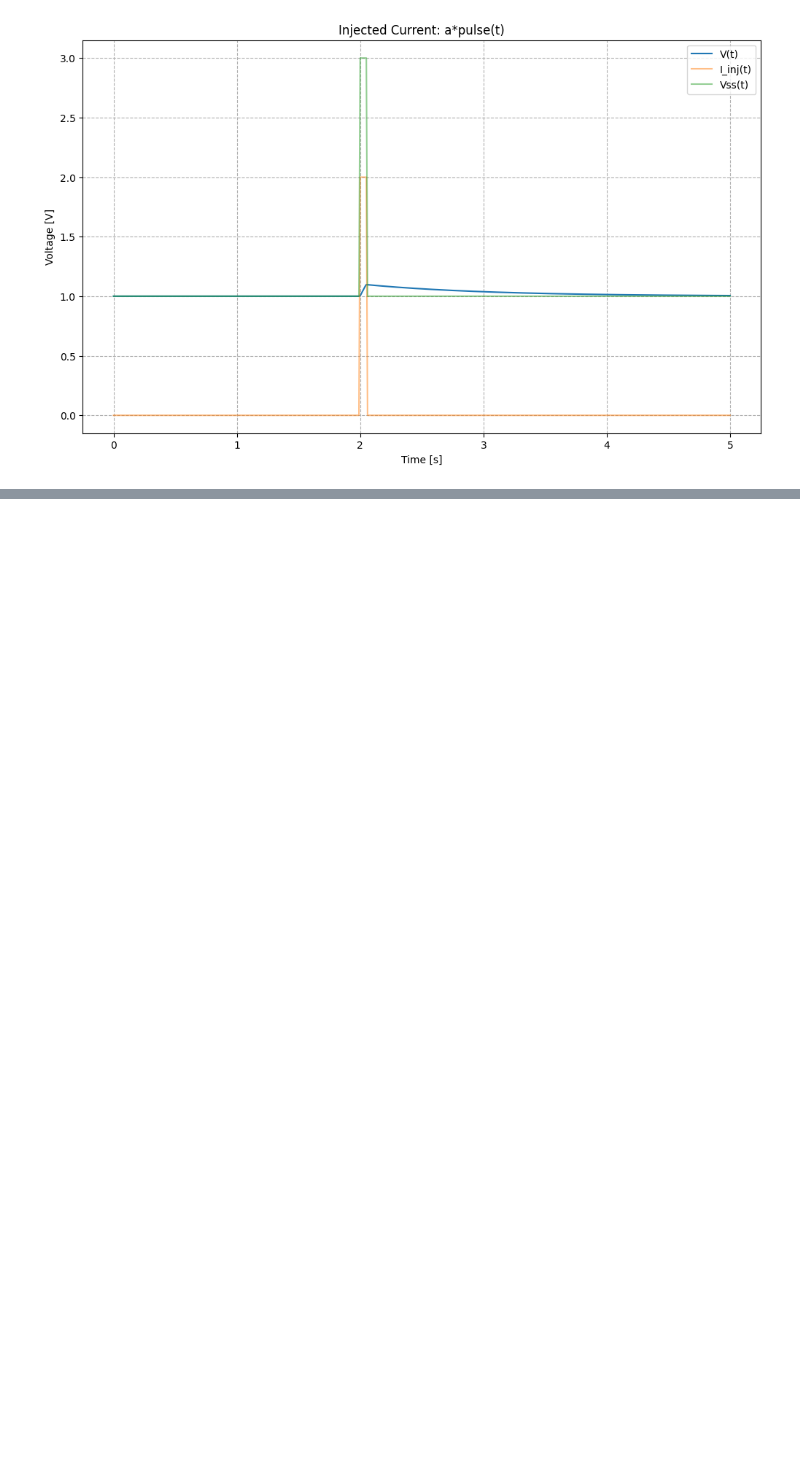
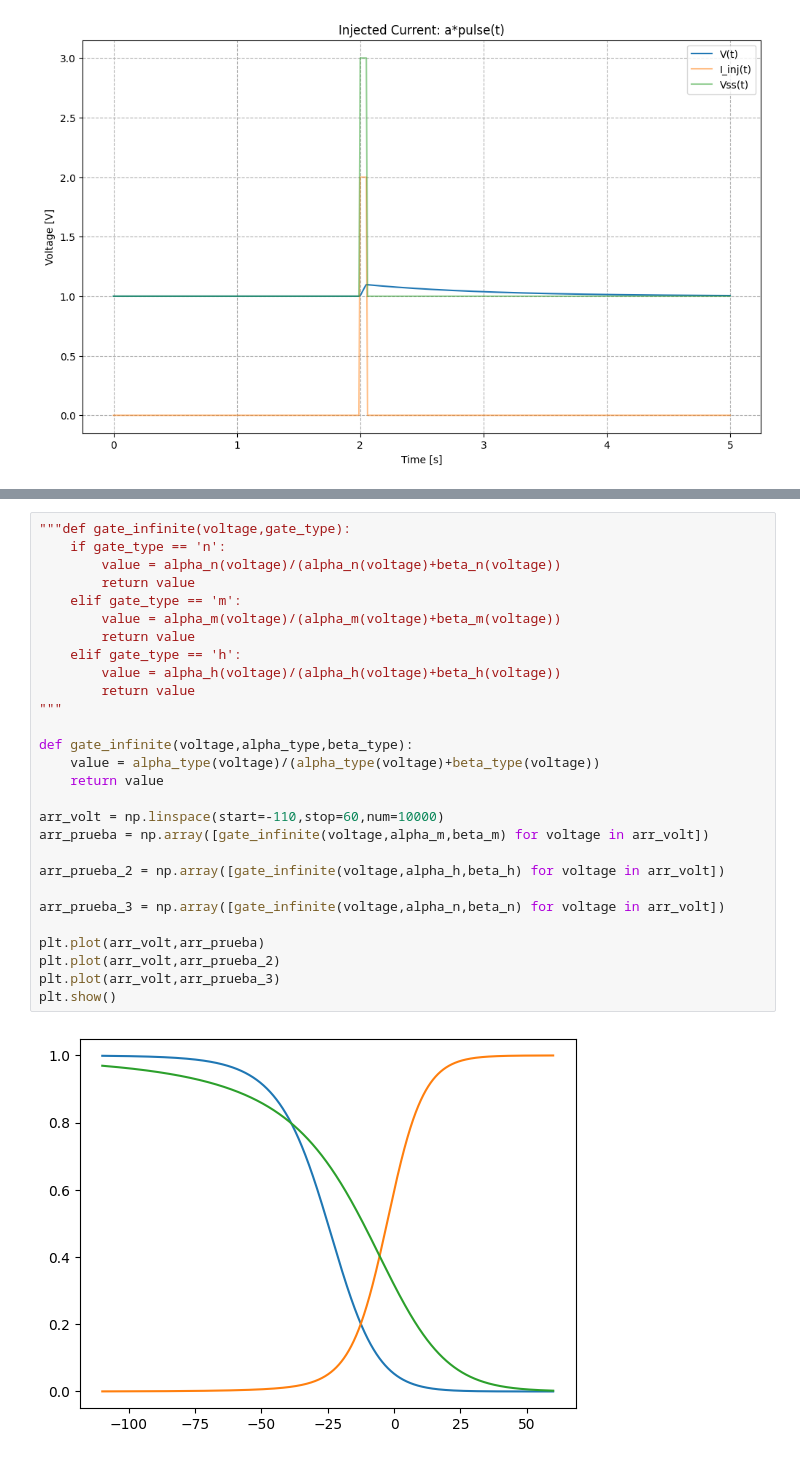
Before and after one commit to lneira19/physio-codes, a Jupyter notebook: ExcMembrane.ipynb, the cells around one changed output, grey strips where cells are left out. Cells and saved outputs as stored; diff of their text form; blank space fills up the shorter version.

```diff
--- a/ExcMembrane.ipynb
+++ b/ExcMembrane.ipynb
@@ -245,0 +278,30 @@ plt.show()
+# %%
+"""def gate_infinite(voltage,gate_type):
+    if gate_type == 'n':
+        value = alpha_n(voltage)/(alpha_n(voltage)+beta_n(voltage))
+        return value
+    elif gate_type == 'm':
+        value = alpha_m(voltage)/(alpha_m(voltage)+beta_m(voltage))
+        return value
+    elif gate_type == 'h':
+        value = alpha_h(voltage)/(alpha_h(voltage)+beta_h(voltage))
+        return value
+"""
+
+def gate_infinite(voltage,alpha_type,beta_type):
+    value = alpha_type(voltage)/(alpha_type(voltage)+beta_type(voltage))
+    return value
+
+arr_volt = np.linspace(start=-110,stop=60,num=10000)
+arr_prueba = np.array([gate_infinite(voltage,alpha_m,beta_m) for voltage in arr_volt])
+
+arr_prueba_2 = np.array([gate_infinite(voltage,alpha_h,beta_h) for voltage in arr_volt])
+
+arr_prueba_3 = np.array([gate_infinite(voltage,alpha_n,beta_n) for voltage in arr_volt])
+
+plt.plot(arr_volt,arr_prueba)
+plt.plot(arr_volt,arr_prueba_2)
+plt.plot(arr_volt,arr_prueba_3)
+plt.show()
+# %% [output]
+[figure, added]
```
Also changed, not shown: parts of 15 cells of this notebook.
